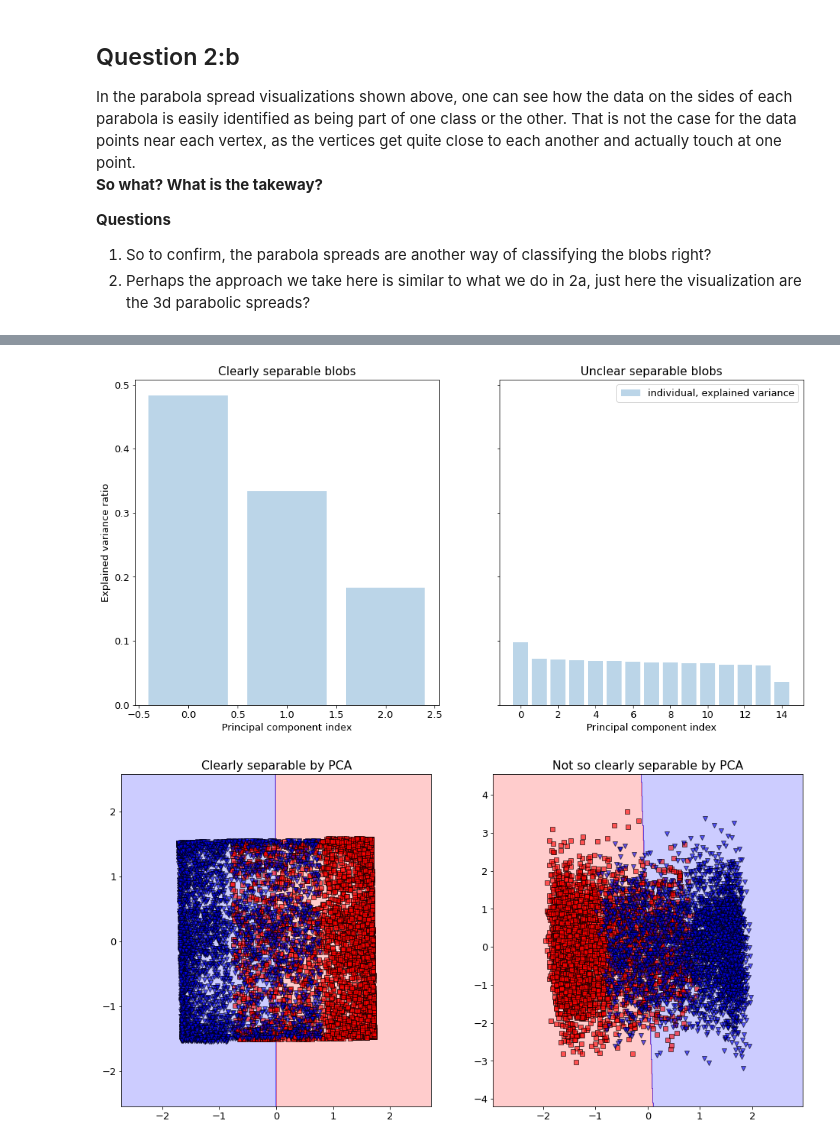
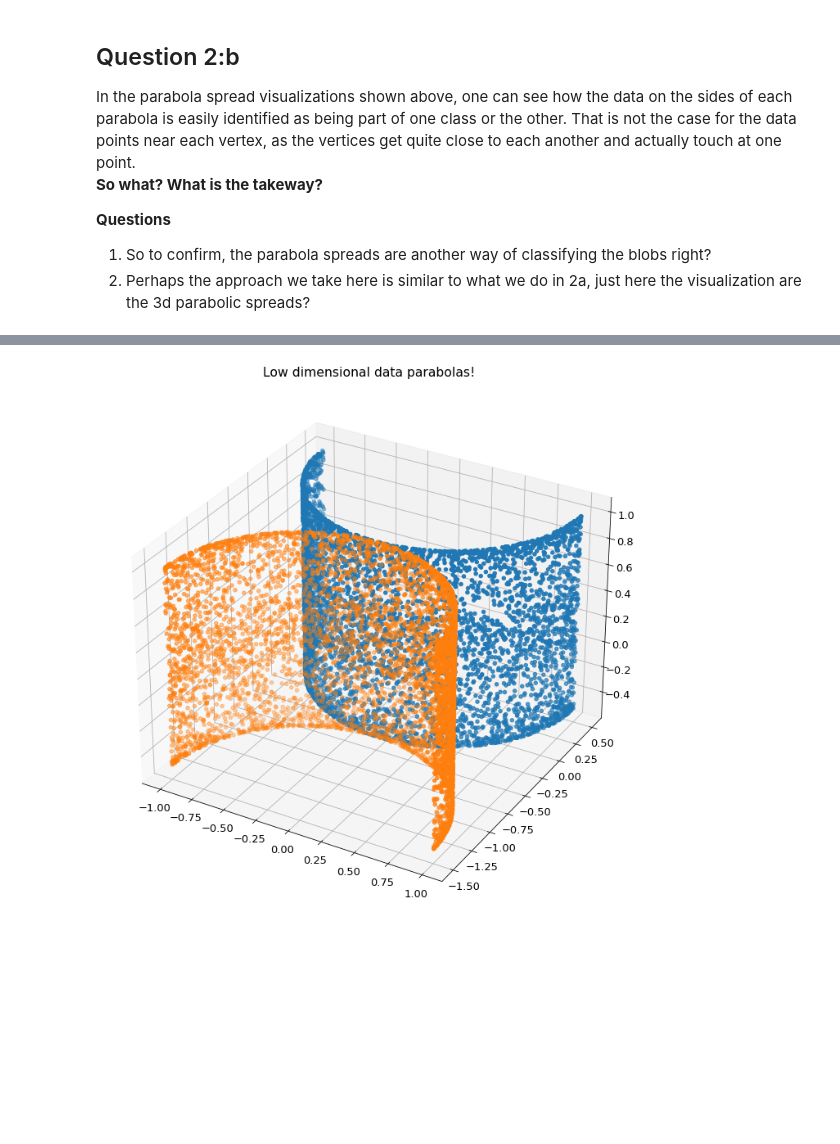
Before and after one commit to Estreuselito/Deus_ex_machina, a Jupyter notebook: PCA/PCA_ys.ipynb, the cells around one changed output, grey strips where cells are left out. Cells and saved outputs as stored; diff of their text form; code cells hidden in the pictures; blank space fills up the shorter version.

```diff
--- a/PCA/PCA_ys.ipynb
+++ b/PCA/PCA_ys.ipynb
@@ -184,29 +172,0 @@ plt.show()
-# %%
-# Plot explained variances
-fig, ax = plt.subplots(1,2, figsize = (16,8), sharey = True)
-ax[0].bar(range(0,3), cs.var_exp, alpha=0.3,
-        align='center', label='individual, explained variance')
-ax[0].set_ylabel('Explained variance ratio')
-ax[0].set_xlabel('Principal component index')
-ax[0].set_title("Clearly separable blobs")
-ax[1].bar(range(0,15), uc.var_exp, alpha=0.3,
-        align='center', label='individual, explained variance')
-ax[1].set_xlabel('Principal component index')
-ax[1].set_title("Unclear separable blobs")
-plt.legend(loc='best')
-plt.show()
-# %% [output]
-[figure, removed]
-# %%
-plt.figure(figsize = (16, 8))
-
-plt.subplot(121)
-cs.plot_decision_regions()
-plt.title("Clearly separable by PCA")
-
-plt.subplot(122)
-uc.plot_decision_regions()
-plt.title("Not so clearly separable by PCA")
-plt.show()
-# %% [output]
-[figure, removed]
@@ -212,0 +176,11 @@ plt.show()
+# %%
+fig = plt.figure(figsize = (12,12))
+
+# syntax for 3-D projection
+ax = plt.axes(projection ='3d')
+ax.scatter3D(cs.X[cs.idx, 0]-1, cs.X[cs.idx, 1], cs.X[cs.idx, 2])
+ax.scatter3D(cs.X[~cs.idx, 0], cs.X[~cs.idx, 1]-1.5, cs.X[~cs.idx, 2])
+plt.title("Low dimensional data parabolas!")
+plt.show()
+# %% [output]
+[figure, added]
```
Also changed, not shown: parts of 13 cells of this notebook, 3 other files.
